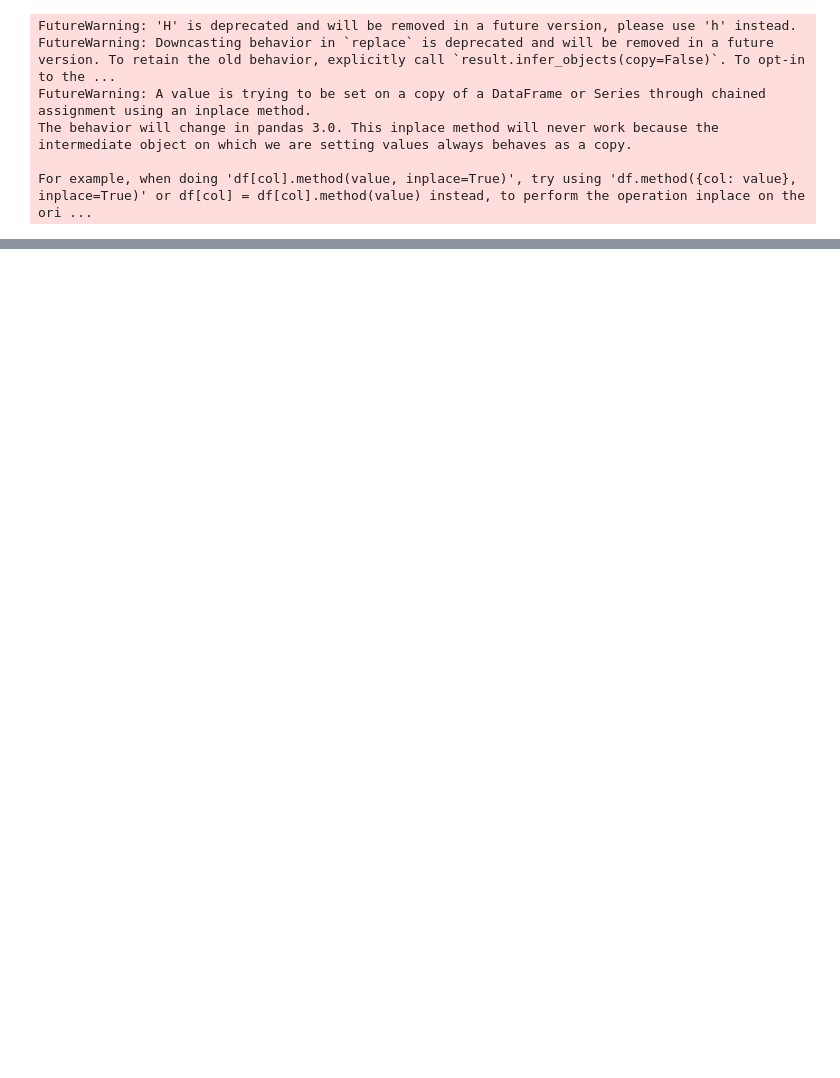
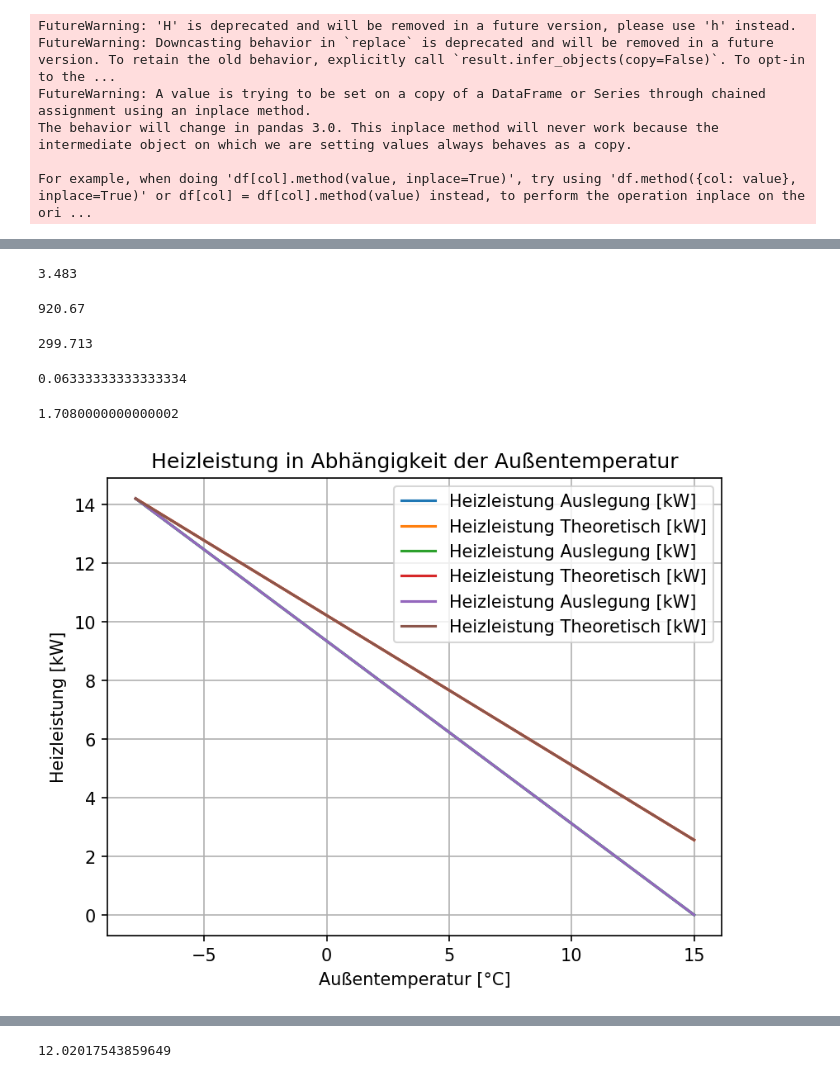
Before and after one commit to d-esplo/hemsrechner, a Jupyter notebook: test_wp_250123.ipynb, the cells around one changed output, grey strips where cells are left out. Drawn from its saved outputs; the diff is of its cells as text; code cells hidden in the pictures; blank space fills up the shorter version.

```diff
--- a/test_wp_250123.ipynb
+++ b/test_wp_250123.ipynb
@@ -329,0 +125,30 @@ def mit_pvbsev(df, pv, anlage_groesse, battery_capacity, homeoffice):
+# %%
+Q_ps
+# %% [output]
+3.483
+# %%
+dichte = 1 # kg/m^3
+c_wasser = 4.18 # kJ/(kg·K)
+Q_ps_n = 10.69
+V_ps_n = round(Q_ps_n/(dichte*c_wasser*(55 - 45)/3600), 3)
+V_ps_n
+# %% [output]
+920.67
+# %%
+round(3.48/(dichte*c_wasser*(55 - 45)/3600), 3)
+# %% [output]
+299.713
+# %%
+1.52/24
+# %% [output]
+0.06333333333333334
+# %%
+3.583-1.875
+# %% [output]
+1.7080000000000002
+# %%
+import matplotlib.pyplot as plt
+%matplotlib inline
+heizkurve.plot_heizleistung(heizleistung_auslegung)
+# %% [output]
+[figure, added]
@@ -329,0 +156,4 @@ def mit_pvbsev(df, pv, anlage_groesse, battery_capacity, homeoffice):
+# %%
+df['Heizleistung'].max()
+# %% [output]
+12.02017543859649
```
Also changed, not shown: parts of 9 cells of this notebook, 3 other files.
